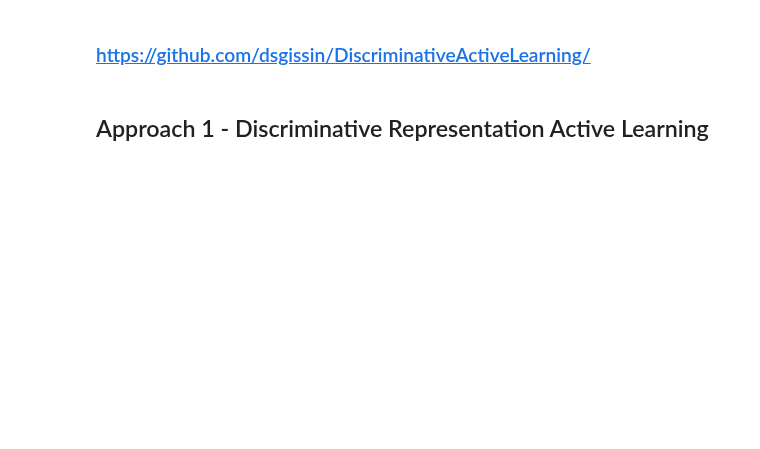
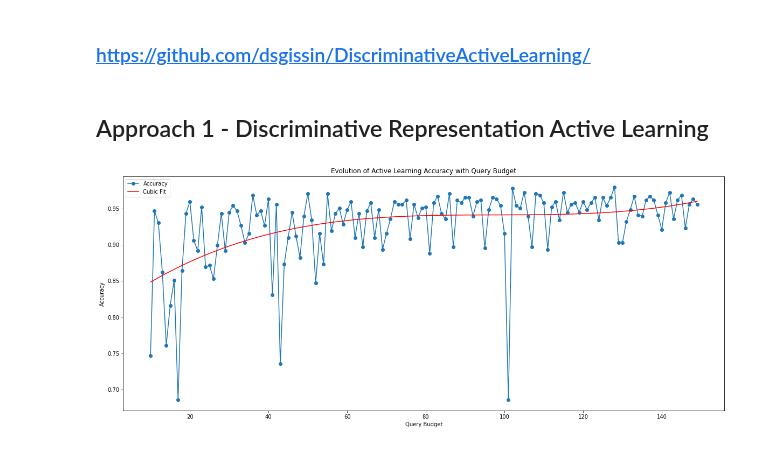
Before and after one commit to AmroAbdrabo/application-of-online-anomaly-detection-using-one-class-classification-to-z24, a Jupyter notebook: active_learning.ipynb, the cells around one changed output. Saved outputs shown, nothing was run; the diff lists cells and outputs as text; code cells hidden in the pictures; blank space fills up the shorter version.

Commit message:
discriminative active learning done

```diff
--- a/active_learning.ipynb
+++ b/active_learning.ipynb
@@ -95,0 +113,45 @@ class DiscriminativeRepresentationSampling(QueryMethod):
+# %%
+from sklearn.decomposition import PCA
+from sklearn.neighbors import KNeighborsClassifier
+
+pca = PCA(n_components=3, svd_solver = 'auto')
+indices = sorted_feature_indices[:79]
+X_train_pca = pca.fit_transform(X_train[:, indices])
+# %%
+from sklearn.metrics import accuracy_score
+accs = []
+al_steps  = range(10, 150, 1)
+for el in al_steps:
+    indices = drsampling.query(X_train_pca, y_train, np.array([0]), el)
+    param_grid = {
+            'n_neighbors': [1, 2, 3, 5, 11, 15, 21, 31, 41, 51],
+            'p': [1, 2] # 1 = manhattan, 2 = euclidean
+        }
+    grid_search = GridSearchCV(KNeighborsClassifier(), param_grid, cv=5, n_jobs=-1, scoring='accuracy')
+    grid_search.fit(X_train_pca[indices, :], y[indices])
+    predictions = grid_search.predict(X_train_pca)
+    # Calculate the accuracy of the predictions
+    accuracy = accuracy_score(y, predictions)
+    accs.append(accuracy)
+# %%
+# Fit a quadratic polynomial (degree 2) to the data
+x_axis = list(al_steps)[0:150]
+coefficients = np.polyfit(x_axis, accs[:150], 3)
+polynomial = np.poly1d(coefficients)
+
+# Generate y-values for the polynomial at each x-value
+y_poly = polynomial(x_axis)
+
+# Create the plot
+plt.figure(figsize=(20, 8))
+plt.plot(x_axis, accs[:150], marker='o', label='Accuracy')
+plt.plot(x_axis, y_poly, linestyle='-', color='red', label='Cubic Fit')
+plt.title('Evolution of Active Learning Accuracy with Query Budget')
+plt.xlabel('Query Budget')
+plt.ylabel('Accuracy')
+plt.legend()
+#plt.gca().set_yscale("log")
+#plt.grid(True)
+plt.show()
+# %% [output]
+[figure, added]
```
Also changed, not shown: parts of 3 cells of this notebook, 1 other file.
